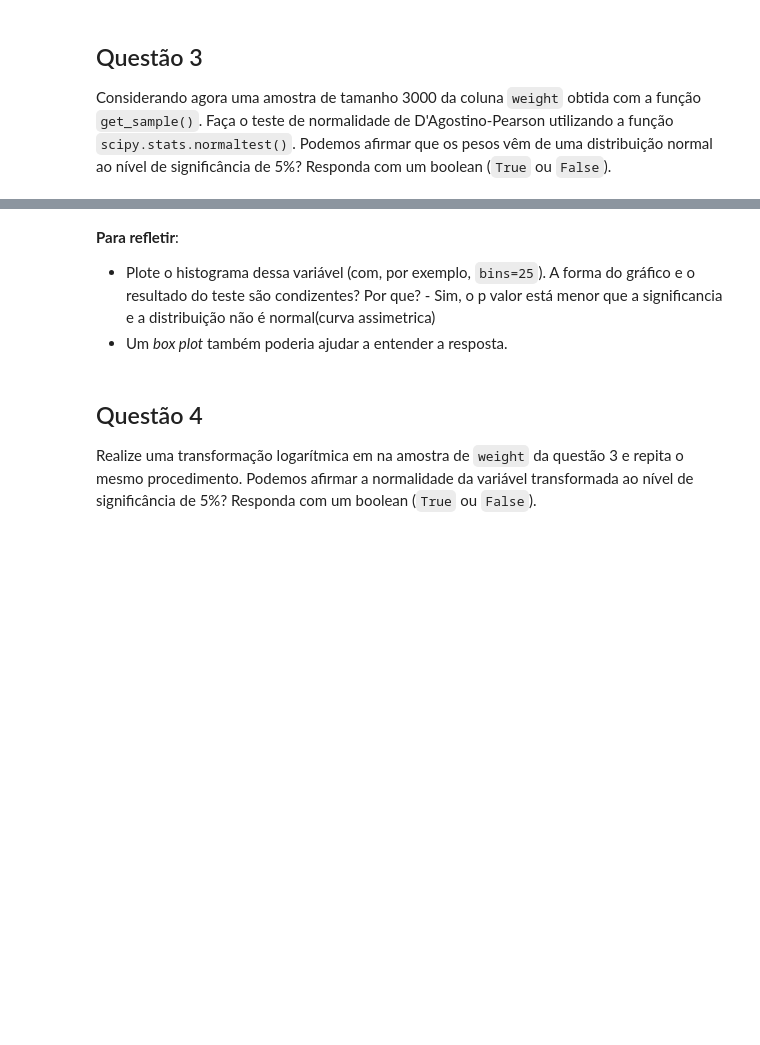
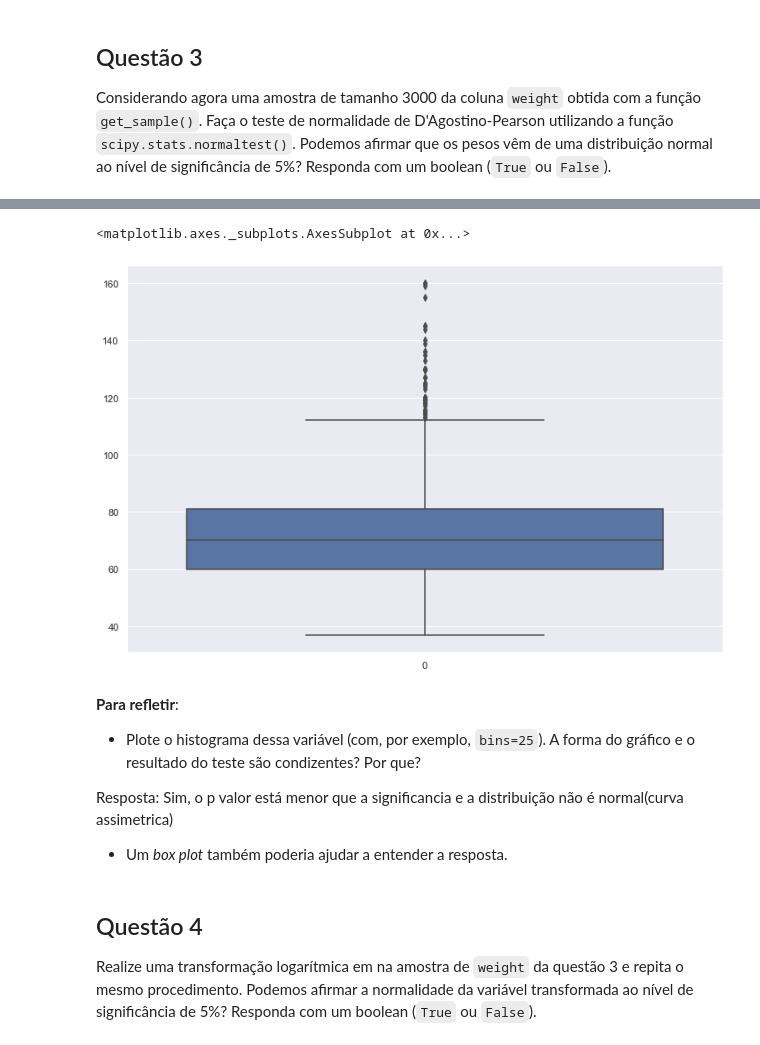
Before and after one commit to ThalitaSL/aceleradev-datascience, a Jupyter notebook: Desafio5_AceleraDev.ipynb, the cells around one changed output, grey strips where cells are left out. Drawn from its saved outputs; the diff is of its cells as text; code cells hidden in the pictures; blank space fills up the shorter version.

```diff
--- a/Desafio5_AceleraDev.ipynb
+++ b/Desafio5_AceleraDev.ipynb
@@ -216,7 +179,16 @@ def q3():
+# %%
+#Plotando box plot
+sns.boxplot(data=weight_sample)
+# %% [output]
+<matplotlib.axes._subplots.AxesSubplot at 0x...>
+[figure, added]
 # %% [markdown]
 __Para refletir__:
 
-* Plote o histograma dessa variável (com, por exemplo, `bins=25`). A forma do gráfico e o resultado do teste são condizentes? Por que? - Sim, o p valor está menor que a significancia e a distribuição não é normal(curva assimetrica)
+* Plote o histograma dessa variável (com, por exemplo, `bins=25`). A forma do gráfico e o resultado do teste são condizentes? Por que?
+
+Resposta: Sim, o p valor está menor que a significancia e a distribuição não é normal(curva assimetrica)
+
 * Um _box plot_ também poderia ajudar a entender a resposta.
 # %% [markdown]
 ## Questão 4
```
Also changed, not shown: parts of 62 cells of this notebook.
